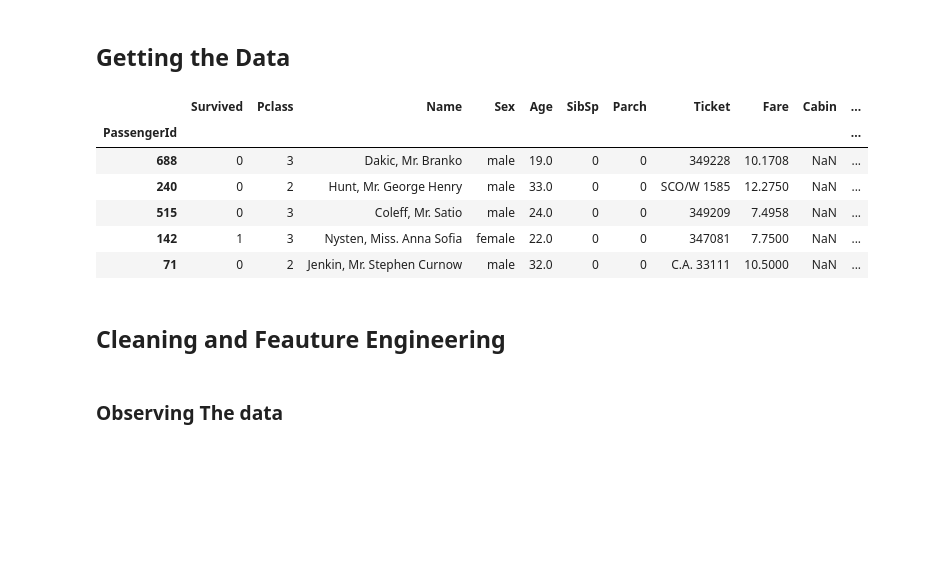
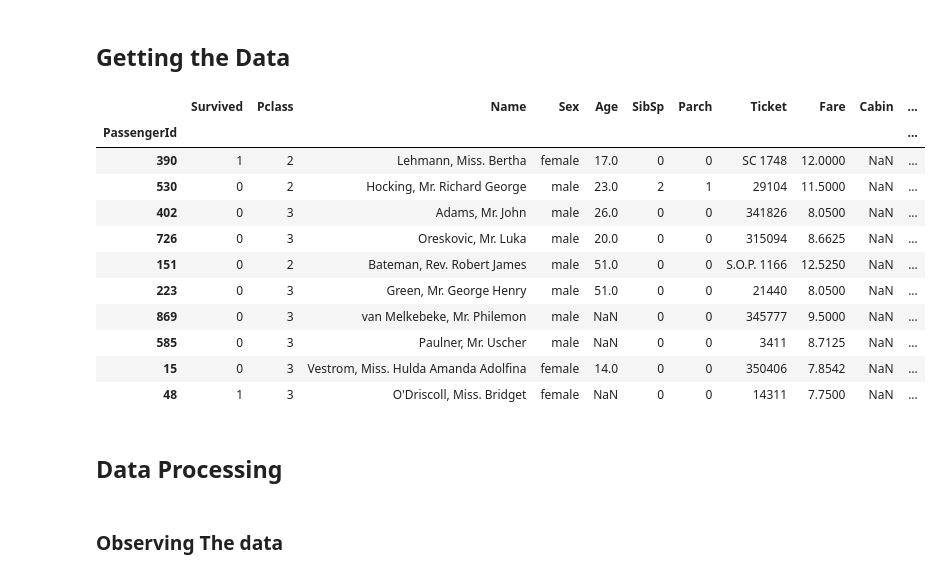
Before and after one commit to Data4i/Titanic, a Jupyter notebook: titanic.ipynb, the cells around one changed output. Cells and saved outputs as stored; diff of their text form; code cells hidden in the pictures; blank space fills up the shorter version.

```diff
--- a/titanic.ipynb
+++ b/titanic.ipynb
@@ -15,17 +20,22 @@ from sklearn.compose import ColumnTransformer
 # %%
 df_raw = pd.read_csv('data/train.csv', index_col = ['PassengerId'])
 # %%
-df_raw.sample(5)
+df_raw.sample(10)
 # %% [output]
 |  | Survived | Pclass | Name | Sex | Age | SibSp | Parch | Ticket | Fare | Cabin | ... |
 | PassengerId |  |  |  |  |  |  |  |  |  |  | ... |
-| 688 | 0 | 3 | Dakic, Mr. Branko | male | 19.0 | 0 | 0 | 349228 | 10.1708 | NaN | ... |
-| 240 | 0 | 2 | Hunt, Mr. George Henry | male | 33.0 | 0 | 0 | SCO/W 1585 | 12.2750 | NaN | ... |
-| 515 | 0 | 3 | Coleff, Mr. Satio | male | 24.0 | 0 | 0 | 349209 | 7.4958 | NaN | ... |
-| 142 | 1 | 3 | Nysten, Miss. Anna Sofia | female | 22.0 | 0 | 0 | 347081 | 7.7500 | NaN | ... |
-| 71 | 0 | 2 | Jenkin, Mr. Stephen Curnow | male | 32.0 | 0 | 0 | C.A. 33111 | 10.5000 | NaN | ... |
+| 390 | 1 | 2 | Lehmann, Miss. Bertha | female | 17.0 | 0 | 0 | SC 1748 | 12.0000 | NaN | ... |
+| 530 | 0 | 2 | Hocking, Mr. Richard George | male | 23.0 | 2 | 1 | 29104 | 11.5000 | NaN | ... |
+| 402 | 0 | 3 | Adams, Mr. John | male | 26.0 | 0 | 0 | 341826 | 8.0500 | NaN | ... |
+| 726 | 0 | 3 | Oreskovic, Mr. Luka | male | 20.0 | 0 | 0 | 315094 | 8.6625 | NaN | ... |
+| 151 | 0 | 2 | Bateman, Rev. Robert James | male | 51.0 | 0 | 0 | S.O.P. 1166 | 12.5250 | NaN | ... |
+| 223 | 0 | 3 | Green, Mr. George Henry | male | 51.0 | 0 | 0 | 21440 | 8.0500 | NaN | ... |
+| 869 | 0 | 3 | van Melkebeke, Mr. Philemon | male | NaN | 0 | 0 | 345777 | 9.5000 | NaN | ... |
+| 585 | 0 | 3 | Paulner, Mr. Uscher | male | NaN | 0 | 0 | 3411 | 8.7125 | NaN | ... |
+| 15 | 0 | 3 | Vestrom, Miss. Hulda Amanda Adolfina | female | 14.0 | 0 | 0 | 350406 | 7.8542 | NaN | ... |
+| 48 | 1 | 3 | O'Driscoll, Miss. Bridget | female | NaN | 0 | 0 | 14311 | 7.7500 | NaN | ... |
 # %% [markdown]
-## Cleaning and Feauture Engineering
+## Data Processing
 # %% [markdown]
 ### Observing The data
 # %%
```
Also changed, not shown: parts of 55 cells of this notebook.
